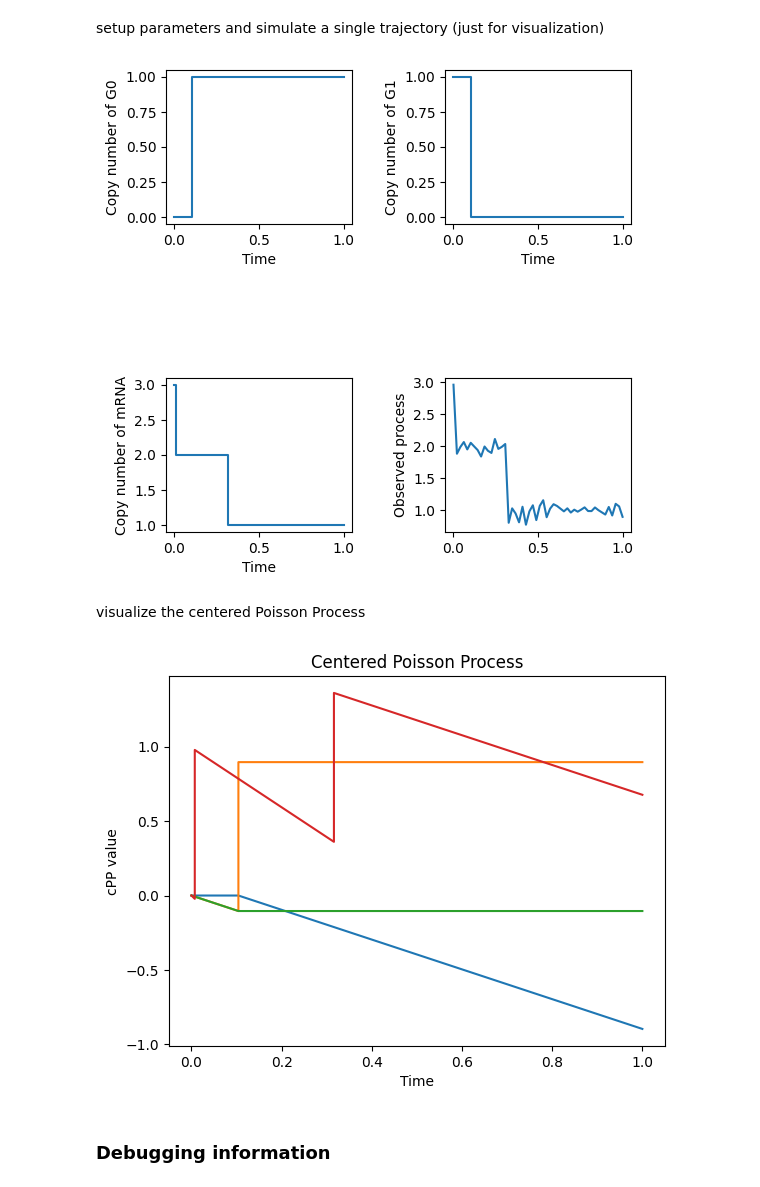
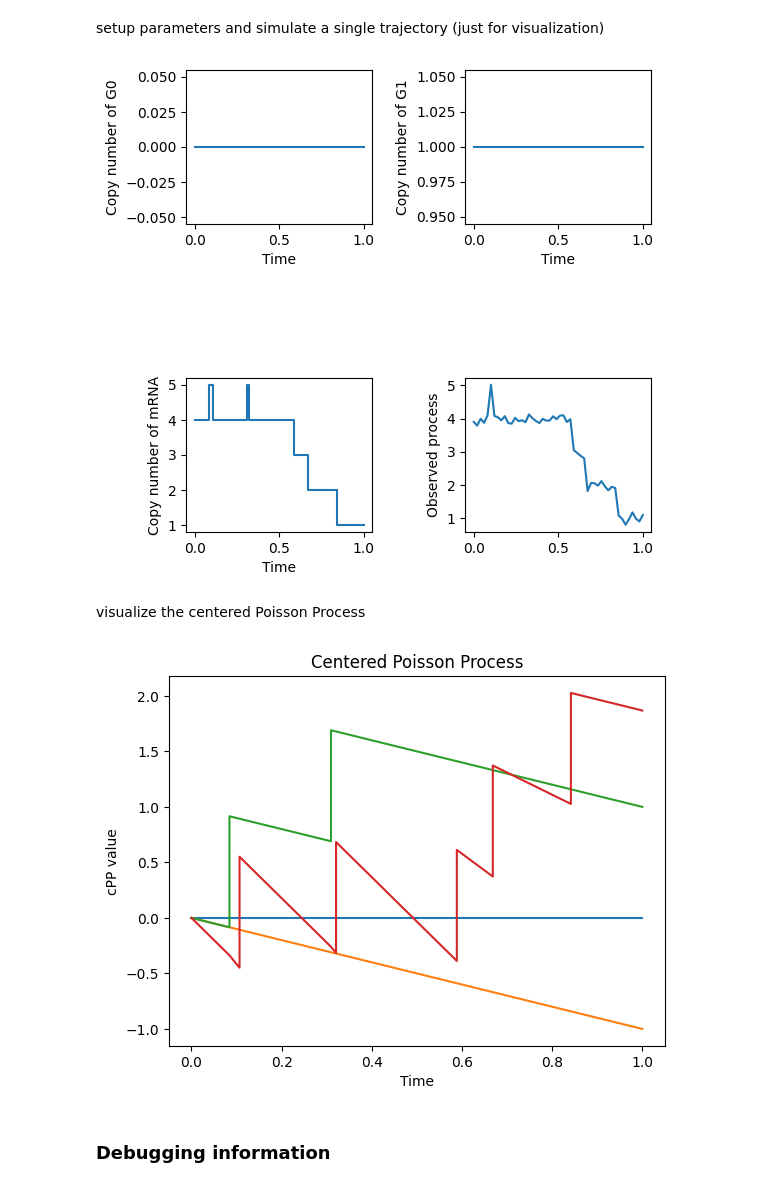
Before and after one commit to ZhouFang92/Rao-Blackwell-method-for-cell-specific-model-identification, a Jupyter notebook: testing.ipynb, the cells around one changed output. Cells and saved outputs as stored; diff of their text form; code cells hidden in the pictures.

```diff
--- a/testing.ipynb
+++ b/testing.ipynb
@@ -179,41 +179,42 @@ initial_states.append({'G0': 1, 'G1': 0, 'mRNA': 1})
 initial_states.append({'G0': 0, 'G1': 1, 'mRNA': 1})
 initial_states.append({'G0': 1, 'G1': 0, 'mRNA': 2})
 initial_states.append({'G0': 0, 'G1': 1, 'mRNA': 2})
 initial_states.append({'G0': 1, 'G1': 0, 'mRNA': 3})
 initial_states.append({'G0': 0, 'G1': 1, 'mRNA': 3})
 initial_states.append({'G0': 1, 'G1': 0, 'mRNA': 4})
 initial_states.append({'G0': 0, 'G1': 1, 'mRNA': 4})
 initial_states.append({'G0': 1, 'G1': 0, 'mRNA': 1})
 initial_states.append({'G0': 0, 'G1': 1, 'mRNA': 1})
 initial_states.append({'G0': 1, 'G1': 0, 'mRNA': 2})
 initial_states.append({'G0': 0, 'G1': 1, 'mRNA': 2})
 initial_states.append({'G0': 1, 'G1': 0, 'mRNA': 3})
 initial_states.append({'G0': 0, 'G1': 1, 'mRNA': 3})
 
 # for i in range(10):
 #     initial_states.append({'mRNA': i})
 
 tf = 1.0
-time_list, state_list, cPP = MI.SSA(initial_states[-1], parameter_values, 0, tf, compute_centered_poisson_process=True)
+import random
+time_list, state_list, cPP = MI.SSA(initial_states[int(random.random()*len(initial_states))], parameter_values, 0, tf, compute_centered_poisson_process=True)
 MI.plot_trajectories(time_list, state_list)
 
 # Generate the observations
 
 Observation_times_list = np.linspace(0, tf, 50)
 Y_list = MI.generate_observations(state_list, time_list, parameter_values, Observation_times_list)
 
 # plot the observations
 plt.plot(Observation_times_list, Y_list)
 plt.ylabel("Observed process")
 plt.show()
 # %% [output]
-[figure, old version]
+[figure, new version]
 # %% [markdown]
 visualize the centered Poisson Process
 # %%
 cPP.plot()
 # %% [output]
-[figure, old version]
+[figure, new version]
 # %% [markdown]
 ### Debugging information
 # %%
```
Also changed, not shown: parts of 27 cells of this notebook, 7 other files.
